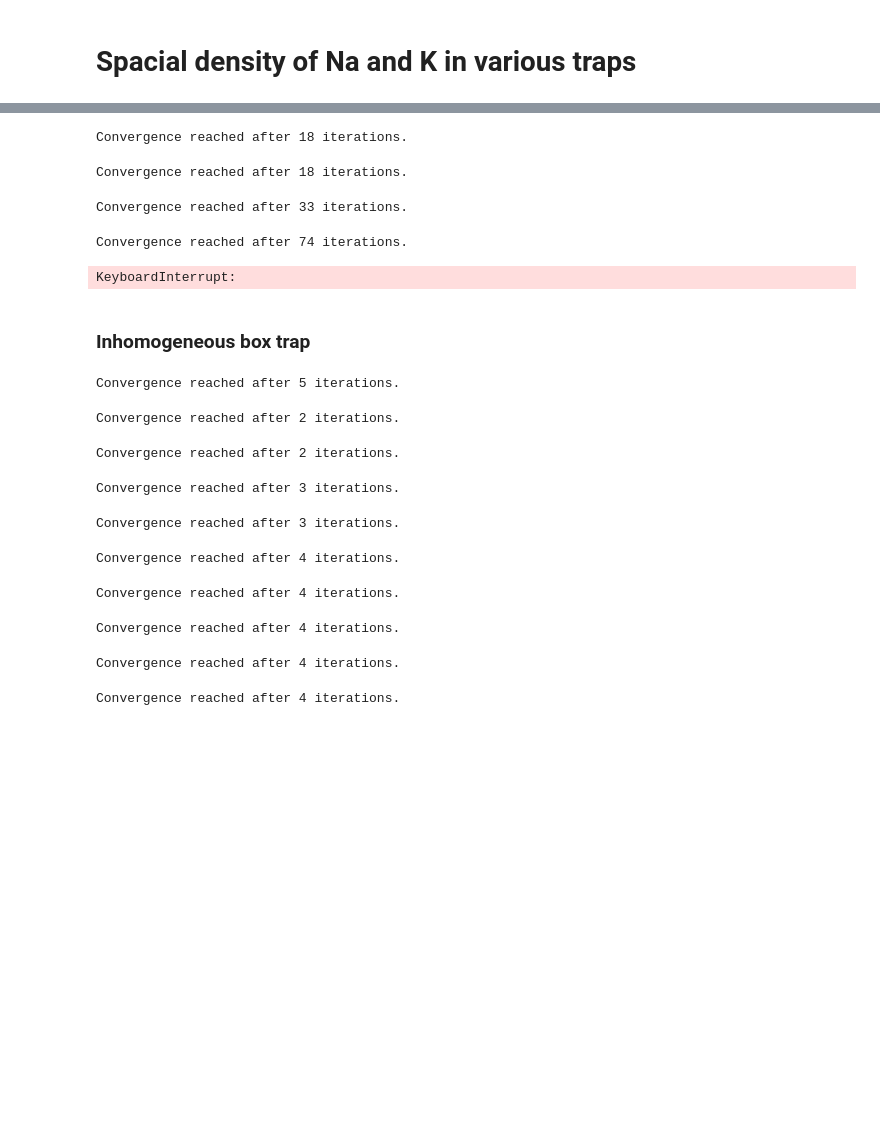
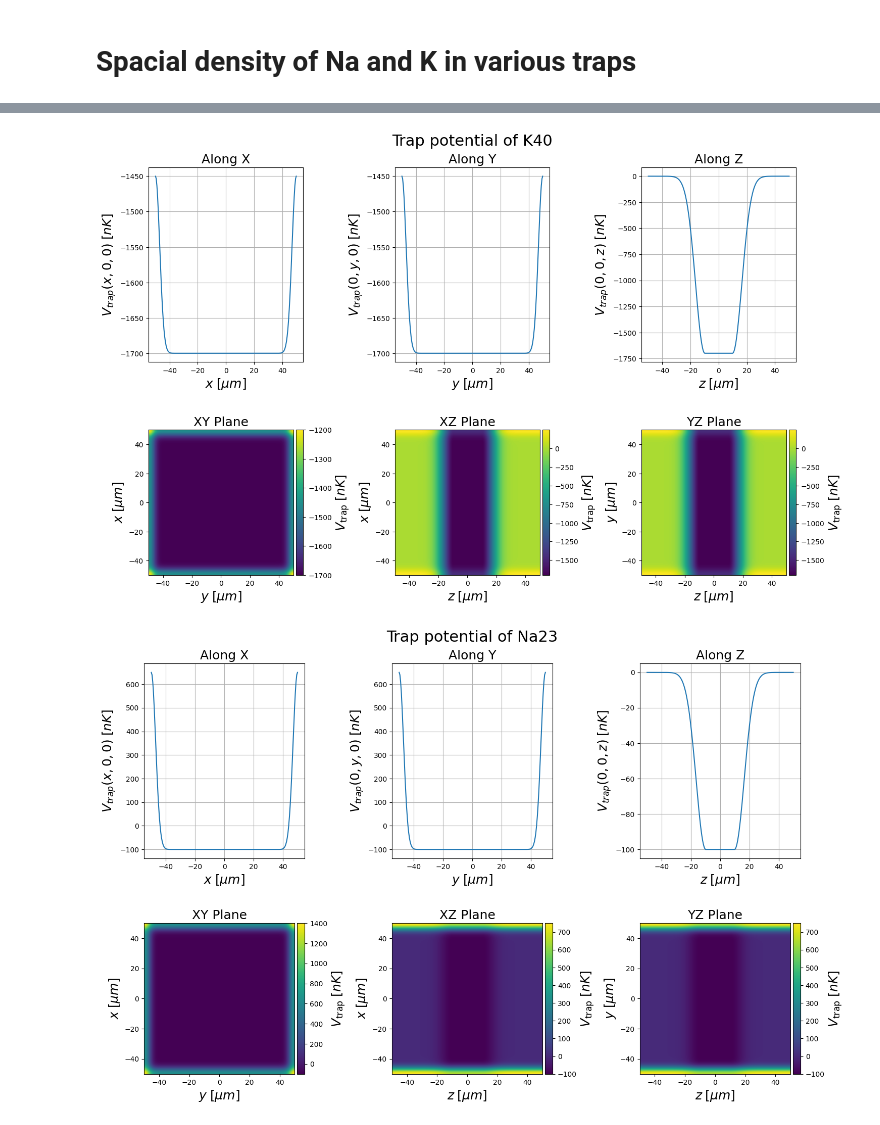
Before and after one commit to lightmat/lightmat, a Jupyter notebook: 20240109_team_meeting.ipynb, the cells around one changed output, grey strips where cells are left out. Saved outputs shown, nothing was run; the diff lists cells and outputs as text; code cells hidden in the pictures; blank space fills up the shorter version.

Commit message:
density overlap plotting

```diff
--- a/20240109_team_meeting.ipynb
+++ b/20240109_team_meeting.ipynb
@@ -100,12 +20,0 @@ AttributeError: 'FermiGas' object has no attribute 'n_ex_array'
-# %%
-Ts = np.linspace(0, 60, 3) * u.nK
-becs = analyze_bec(Ts, na23_harmonic, mu_change_rate=1)
-fgs = analyze_fermi_gas(Ts, k40_harmonic, )
-# %% [output]
-Convergence reached after 18 iterations.
-Convergence reached after 18 iterations.
-Convergence reached after 33 iterations.
-Convergence reached after 74 iterations.
-KeyboardInterrupt:
-# %% [markdown]
-<h3>Inhomogeneous box trap</h3>
@@ -138,14 +21,52 @@ k40_inhomog_box = ParticleProps(
-# %%
-Ts = np.linspace(0, 46, 10) * u.nK
-becs = analyze_bec(Ts, na23_harmonic)
-# %% [output]
-Convergence reached after 5 iterations.
-Convergence reached after 2 iterations.
-Convergence reached after 2 iterations.
-Convergence reached after 3 iterations.
-Convergence reached after 3 iterations.
-Convergence reached after 4 iterations.
-Convergence reached after 4 iterations.
-Convergence reached after 4 iterations.
-Convergence reached after 4 iterations.
-Convergence reached after 4 iterations.
+# %%
+blue_trap_hight_K = 250*u.nK   # for Na: *3
+red_trap_depth_K = 17*100*u.nK # for Na: /17
+
+k40_harmonic = ParticleProps(
+    name="K40",
+    species="fermion",
+    m=39.963999*u.u,
+    N_particles=200000,
+    T=45*u.nK,
+    domain=(-50, 50)*u.um,
+    #V_trap=harmonic_trap,
+    #V_trap=box_trap,
+    #V_trap=box_2d_harmonic_1d_trap,
+    #trap_depth=17*100,
+    #box_width=(100,100,100),
+    #waist=50,
+    V_trap=ring_beam_trap,
+    flat_sizes=(100, 100, 20)*u.um,
+    boundary_waists=(6, 6, 13)*u.um,
+    blue_trap_hight=blue_trap_hight_K,
+    red_trap_depth=red_trap_depth_K,
+    inhomogenity=0,
+)
+
+na23_harmonic = ParticleProps(
+    name="Na23",
+    species="boson",
+    m=22.989768*u.u,
+    N_particles=200000,
+    T=45*u.nK,
+    a_s=2.75*u.nm,
+    domain=(-50, 50)*u.um,
+    #V_trap=harmonic_trap,
+    #V_trap=box_trap,
+    #V_trap=box_2d_harmonic_1d_trap,
+    #trap_depth=100,
+    #box_width=(100,100,100),
+    #waist=50,
+    V_trap=ring_beam_trap,
+    flat_sizes=(100, 100, 20)*u.um,
+    boundary_waists=(6, 6, 13)*u.um,
+    blue_trap_hight=3*blue_trap_hight_K,
+    red_trap_depth=red_trap_depth_K/17,
+    inhomogenity=0,
+)
+
+k40_harmonic.plot_V_trap()
+na23_harmonic.plot_V_trap()
+# %% [output]
+[figure, added]
+[figure, added]
```
Also changed, not shown: parts of 15 cells of this notebook, 5 other files.
